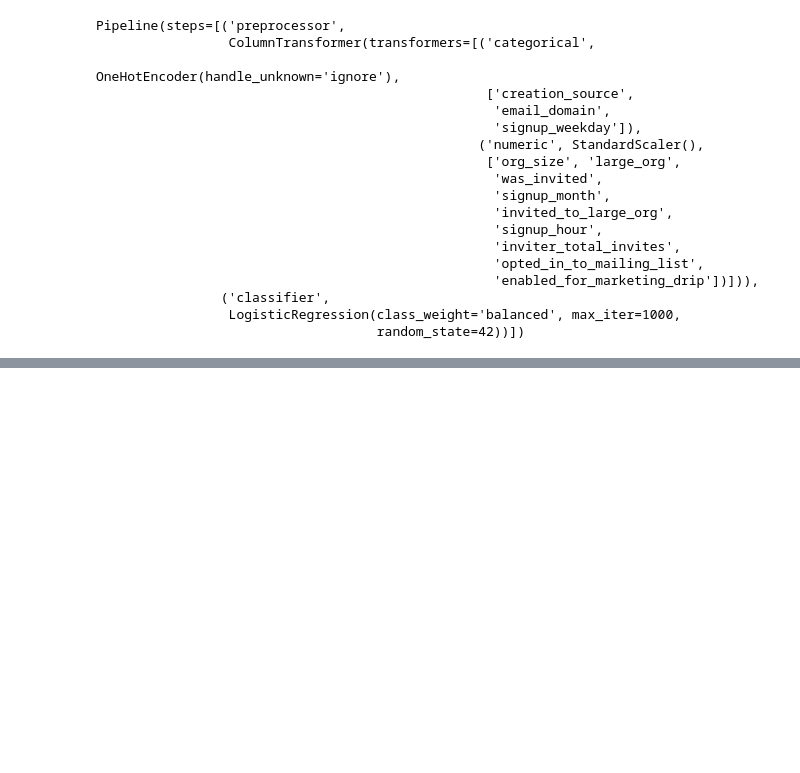
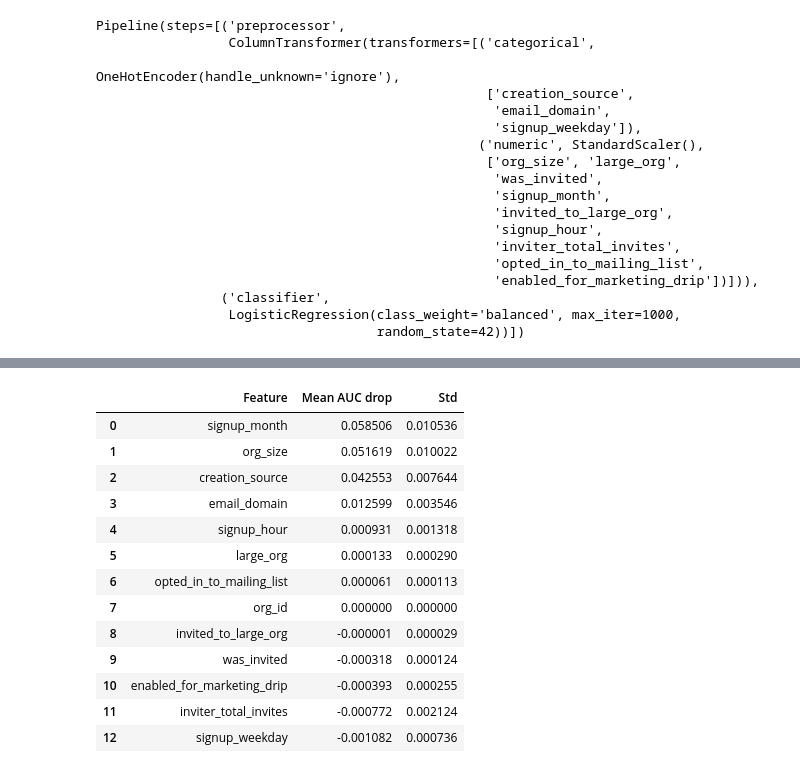
Before and after one commit to MIJUMBO/Relax-Inc.-Take-Home-Challenge, a Jupyter notebook: Relax Inc. Take-Home Challenge.ipynb, the cells around one changed output, grey strips where cells are left out. Saved outputs shown, nothing was run; the diff lists cells and outputs as text; code cells hidden in the pictures; blank space fills up the shorter version.

```diff
--- a/Relax Inc. Take-Home Challenge.ipynb
+++ b/Relax Inc. Take-Home Challenge.ipynb
@@ -1185,0 +1337,36 @@ plt.show()
+# %%
+# Permutation importance on the held-out test set.
+# Measures the drop in test ROC-AUC when each original feature is randomly
+# shuffled: a direct, model-agnostic estimate of each feature's contribution.
+# org_id is expected to show ~0 importance, confirming it is excluded by the
+# preprocessing pipeline.
+from sklearn.inspection import permutation_importance
+
+perm = permutation_importance(
+    xgb_model, X_test, y_test,
+    scoring="roc_auc", n_repeats=20,
+    random_state=42, n_jobs=-1
+)
+
+perm_importance = pd.DataFrame({
+    "Feature": X_test.columns,
+    "Mean AUC drop": perm.importances_mean,
+    "Std": perm.importances_std
+}).sort_values("Mean AUC drop", ascending=False).reset_index(drop=True)
+
+perm_importance
+# %% [output]
+|  | Feature | Mean AUC drop | Std |
+| 0 | signup_month | 0.058506 | 0.010536 |
+| 1 | org_size | 0.051619 | 0.010022 |
+| 2 | creation_source | 0.042553 | 0.007644 |
+| 3 | email_domain | 0.012599 | 0.003546 |
+| 4 | signup_hour | 0.000931 | 0.001318 |
+| 5 | large_org | 0.000133 | 0.000290 |
+| 6 | opted_in_to_mailing_list | 0.000061 | 0.000113 |
+| 7 | org_id | 0.000000 | 0.000000 |
+| 8 | invited_to_large_org | -0.000001 | 0.000029 |
+| 9 | was_invited | -0.000318 | 0.000124 |
+| 10 | enabled_for_marketing_drip | -0.000393 | 0.000255 |
+| 11 | inviter_total_invites | -0.000772 | 0.002124 |
+| 12 | signup_weekday | -0.001082 | 0.000736 |
```
Also changed, not shown: parts of 17 cells of this notebook.
